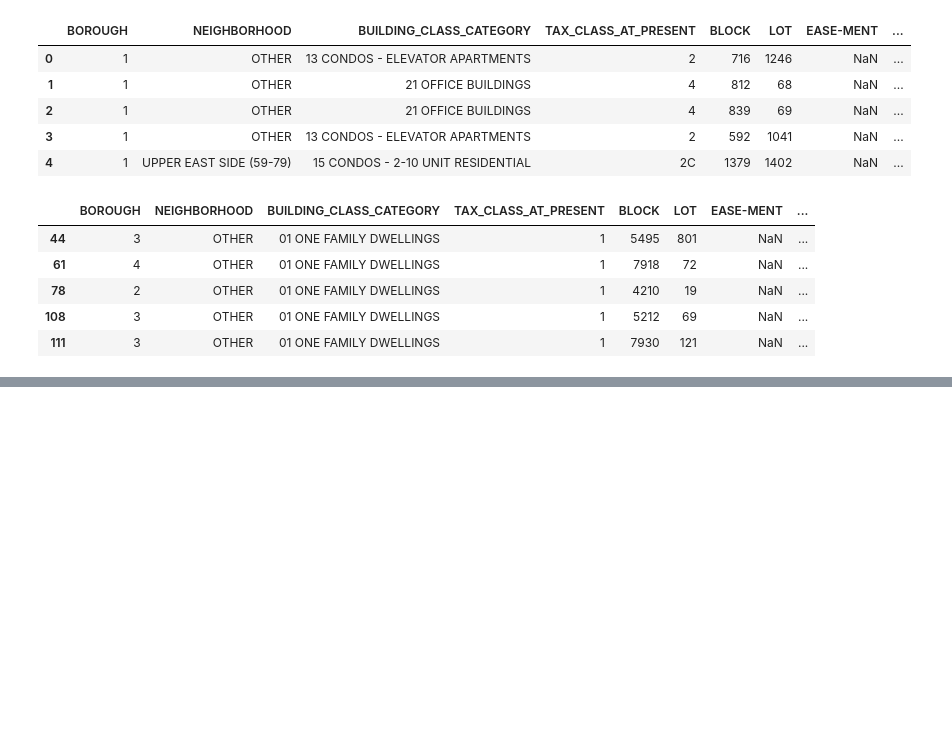
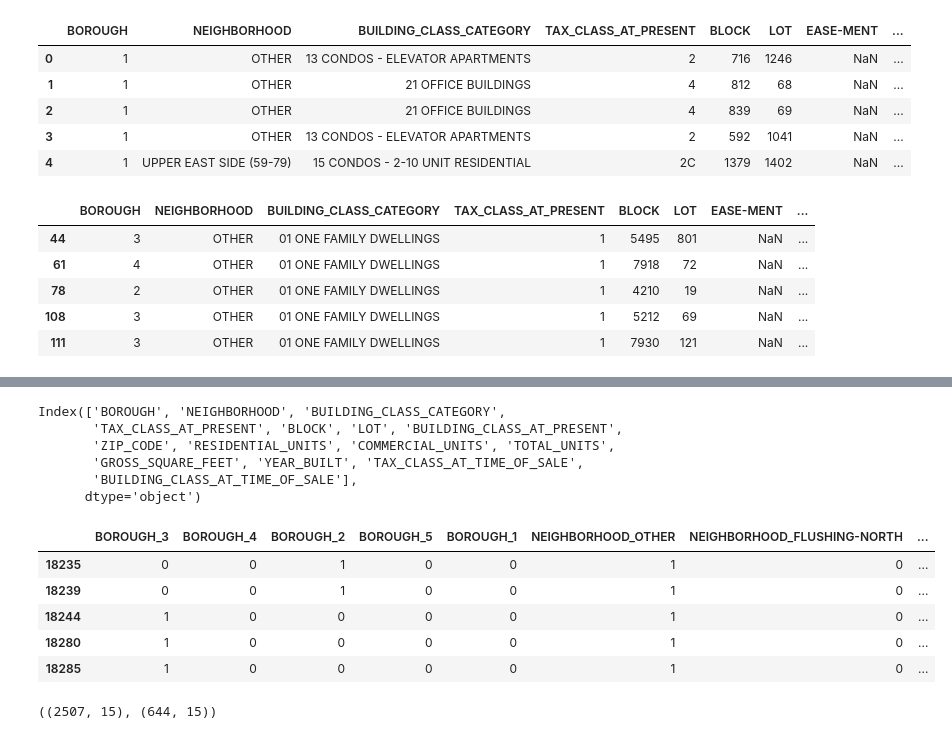
Before and after one commit to CurdtMillion/DS-Unit-2-Linear-Models, a Jupyter notebook: module3-ridge-regression/LS_DS_213_assignment.ipynb, the cells around one changed output, grey strips where cells are left out. Saved outputs shown, nothing was run; the diff lists cells and outputs as text; code cells hidden in the pictures; blank space fills up the shorter version.

```diff
--- a/module3-ridge-regression/LS_DS_213_assignment.ipynb
+++ b/module3-ridge-regression/LS_DS_213_assignment.ipynb
@@ -119,0 +144,39 @@ test = one_fam[(one_fam['SALE_DATE'] >= '04/01/2019') & (one_fam['SALE_DATE'] <=
+# %%
+# Creating target and dropping target, high card columns, NaNs and creating features:
+target = 'SALE_PRICE'
+high_card =  ['ADDRESS',
+              'EASE-MENT',
+              'APARTMENT_NUMBER',
+              'LAND_SQUARE_FEET',
+              'SALE_DATE']
+features = train.columns.drop([target] + high_card)
+features
+# %% [output]
+Index(['BOROUGH', 'NEIGHBORHOOD', 'BUILDING_CLASS_CATEGORY',
+       'TAX_CLASS_AT_PRESENT', 'BLOCK', 'LOT', 'BUILDING_CLASS_AT_PRESENT',
+       'ZIP_CODE', 'RESIDENTIAL_UNITS', 'COMMERCIAL_UNITS', 'TOTAL_UNITS',
+       'GROSS_SQUARE_FEET', 'YEAR_BUILT', 'TAX_CLASS_AT_TIME_OF_SALE',
+       'BUILDING_CLASS_AT_TIME_OF_SALE'],
+      dtype='object')
+# %%
+# Setting up matrices and vectors:
+X_train = train[features]
+y_train = train[target]
+X_test = test[features]
+y_test = test[target]
+# %%
+# Importing category encoders and one hot encoding:
+import category_encoders as ce
+encoder = ce.one_hot.OneHotEncoder(use_cat_names=True)
+X_train_enc = encoder.fit_transform(X_train)
+X_test_enc = encoder.transform(X_test)
+# %%
+# Now to look at test:
+X_test_enc.head()
+# %% [output]
+|  | BOROUGH_3 | BOROUGH_4 | BOROUGH_2 | BOROUGH_5 | BOROUGH_1 | NEIGHBORHOOD_OTHER | NEIGHBORHOOD_FLUSHING-NORTH | ... |
+| 18235 | 0 | 0 | 1 | 0 | 0 | 1 | 0 | ... |
+| 18239 | 0 | 0 | 1 | 0 | 0 | 1 | 0 | ... |
+| 18244 | 1 | 0 | 0 | 0 | 0 | 1 | 0 | ... |
+| 18280 | 1 | 0 | 0 | 0 | 0 | 1 | 0 | ... |
+| 18285 | 1 | 0 | 0 | 0 | 0 | 1 | 0 | ... |
@@ -119,0 +189,5 @@ test = one_fam[(one_fam['SALE_DATE'] >= '04/01/2019') & (one_fam['SALE_DATE'] <=
+# %%
+# Looking at the shape of kbest:
+X_train_kbest.shape, X_test_kbest.shape
+# %% [output]
+((2507, 15), (644, 15))
```
Also changed, not shown: parts of 11 cells of this notebook.
